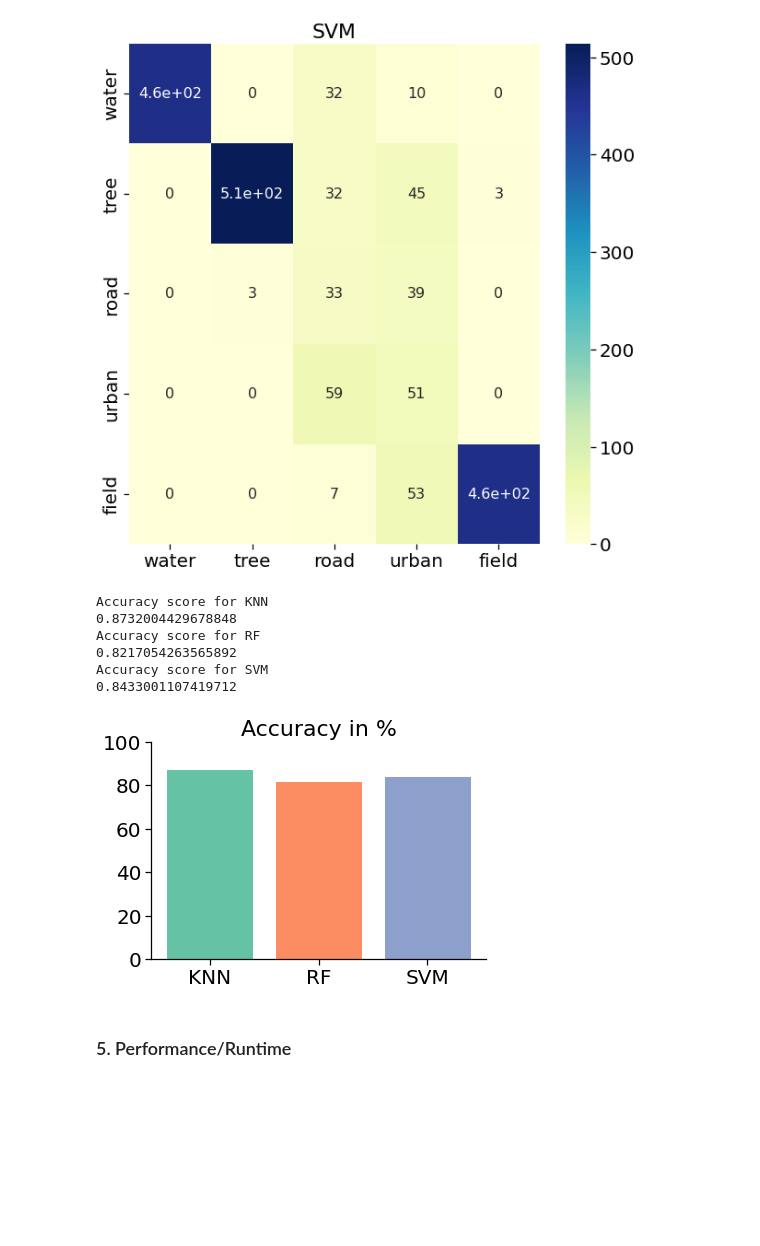
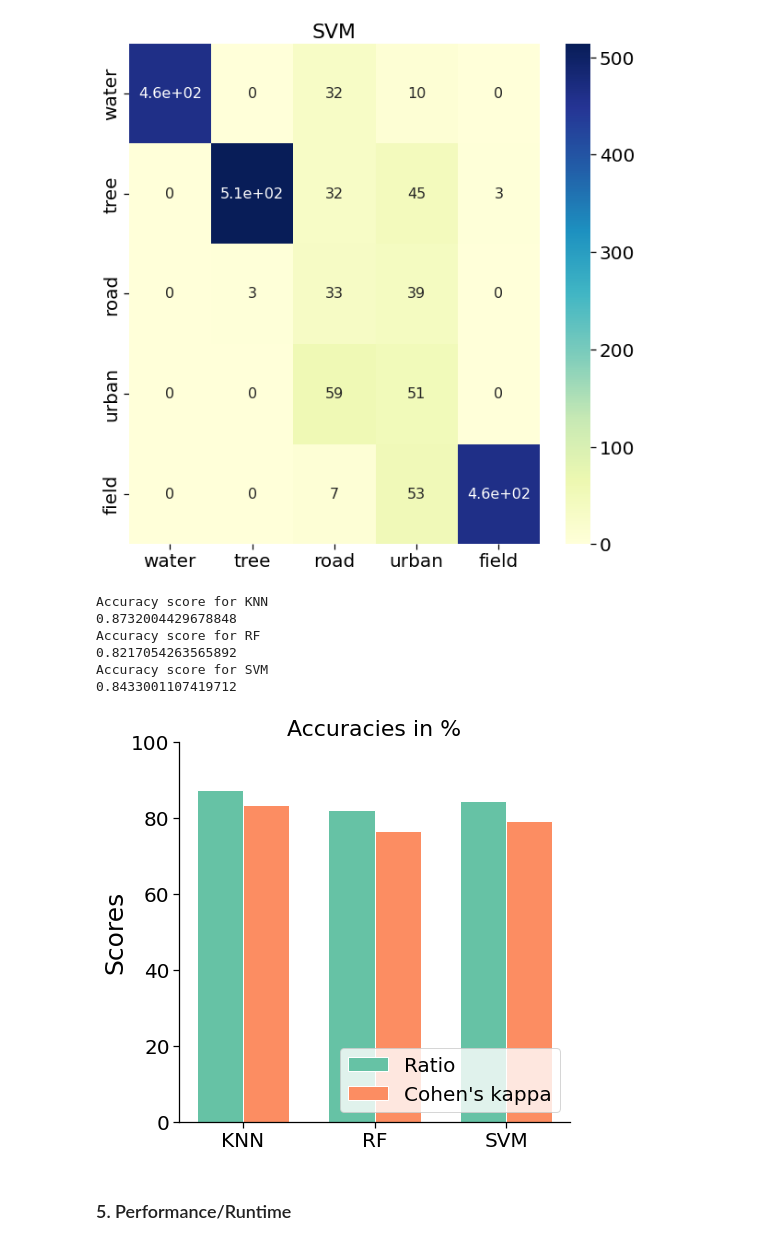
Before and after one commit to tendermonster/rs, a Jupyter notebook: Artiom_Blinovas_Project.ipynb, the cells around one changed output. Saved outputs shown, nothing was run; the diff lists cells and outputs as text; code cells hidden in the pictures; blank space fills up the shorter version.

```diff
--- a/Artiom_Blinovas_Project.ipynb
+++ b/Artiom_Blinovas_Project.ipynb
@@ -351,6 +375,7 @@ pred__test_knn_time = end-start
 
 target_test_knn = y_test
 cm_knn = sklearn.metrics.confusion_matrix(pred__test_knn, target_test_knn)
+ck_knn = cohen_kappa_score(pred__test_knn, target_test_knn)
 
 # RF
 start = time.time()
@@ -360,6 +385,7 @@ pred__test_rf_time = end-start
 
 target_test_rf = y_test
 cm_rf = sklearn.metrics.confusion_matrix(pred__test_rf, target_test_rf)
+ck_rf = cohen_kappa_score(pred__test_rf, target_test_rf)
 
 # SVM
 start = time.time()
@@ -369,8 +395,10 @@ pred__test_svm_time = end-start
 
 target_test_svm = y_test
 cm_svm = sklearn.metrics.confusion_matrix(pred__test_svm, target_test_svm)
+ck_svm = cohen_kappa_score(pred__test_svm, target_test_svm)
 
 cm = [cm_knn,cm_rf,cm_svm]
+ck = [ck_knn,ck_rf,ck_svm]
 label = ["KNN","RF","SVM"]
 for i in range(0,len(cm)):
     df_cm = pd.DataFrame(cm[i], classes,
@@ -388,35 +416,40 @@ for i in range(0,len(cm)):
 # %%
 from sklearn.metrics import accuracy_score
 
 label = ["KNN","RF","SVM"]
 pred = [pred__test_knn,pred__test_rf,pred__test_svm]
 mix = dict(zip(label,pred))
 acc = []
 for l in mix:
     print("Accuracy score for {}".format(l))
     ac = accuracy_score(y_test,mix[l])
     print(ac)
     acc.append(ac)
 
-plt.figure()
-ax = plt.gca()
+N = 3
+ind = np.arange(N)  # the x locations for the groups
+width = 0.35       # the width of the bars
+fig = plt.figure(figsize=(7,7))
+ax = fig.add_subplot(111)
+rects1 = ax.bar(ind, [i*100 for i in acc], width)
+rects2 = ax.bar(ind+width, [i*100 for i in ck], width)
+ax.set_ylabel('Scores')
+ax.set_title("Accuracies in %")
 ax.set_ylim([0, 100])
-plt.title("Accuracy in %")
-x = [0,1,2]
-for i in x:
-    plt.bar(x=i, height=acc[i]*100)
-plt.xticks(x, label)
+ax.set_xticks(ind + width / 2)
+ax.set_xticklabels( ('KNN', 'RF', 'SVM') )
+ax.legend((rects1[0], rects2[0]), ('Ratio', "Cohen's kappa"), loc='lower right')
 plt.savefig("figures/accuracy.pdf",
     bbox_inches="tight",
     format="pdf",)
 # %% [output]
 Accuracy score for KNN
 0.8732004429678848
 Accuracy score for RF
 0.8217054263565892
 Accuracy score for SVM
 0.8433001107419712
-[figure, old version]
+[figure, new version]
 # %% [markdown]
 <h3>5. Performance/Runtime</h3>
 # %%
```
Also changed, not shown: parts of 14 cells of this notebook, 11 other files.
